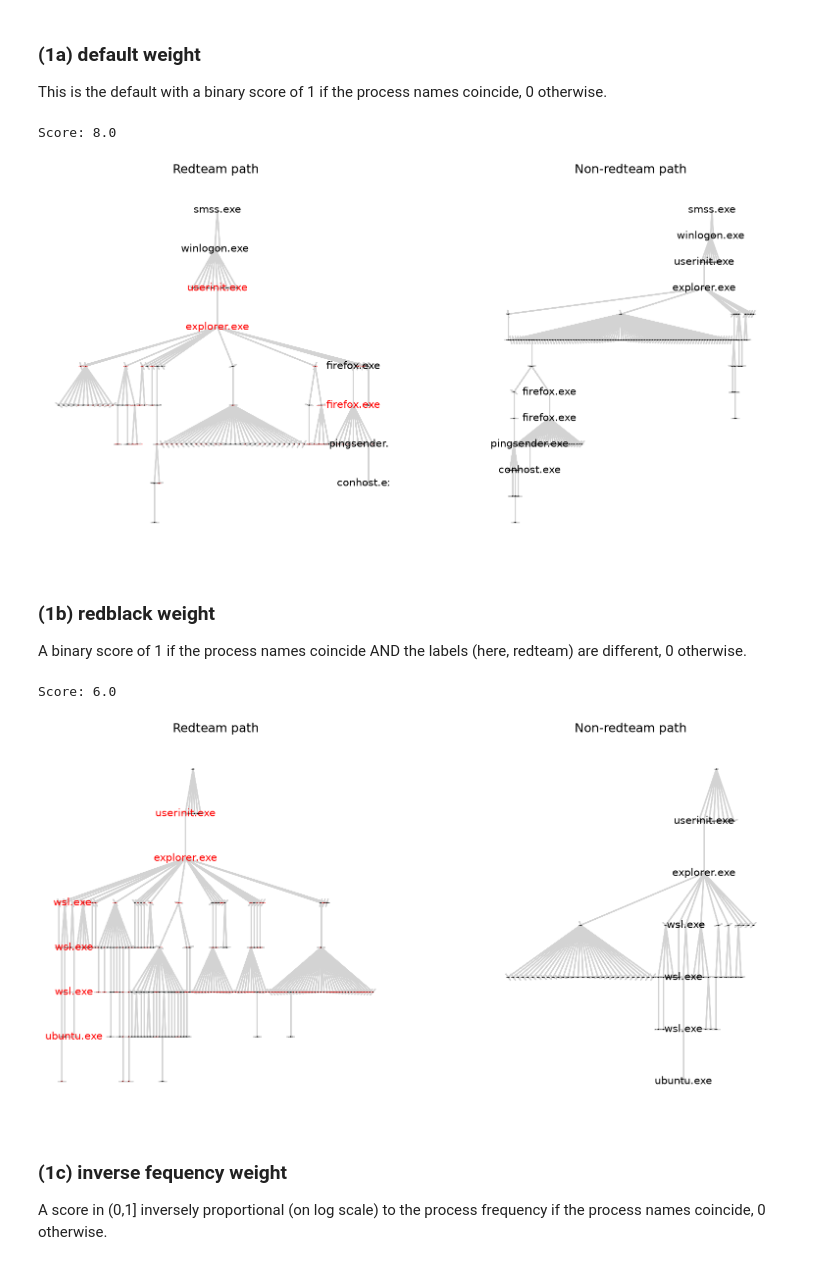
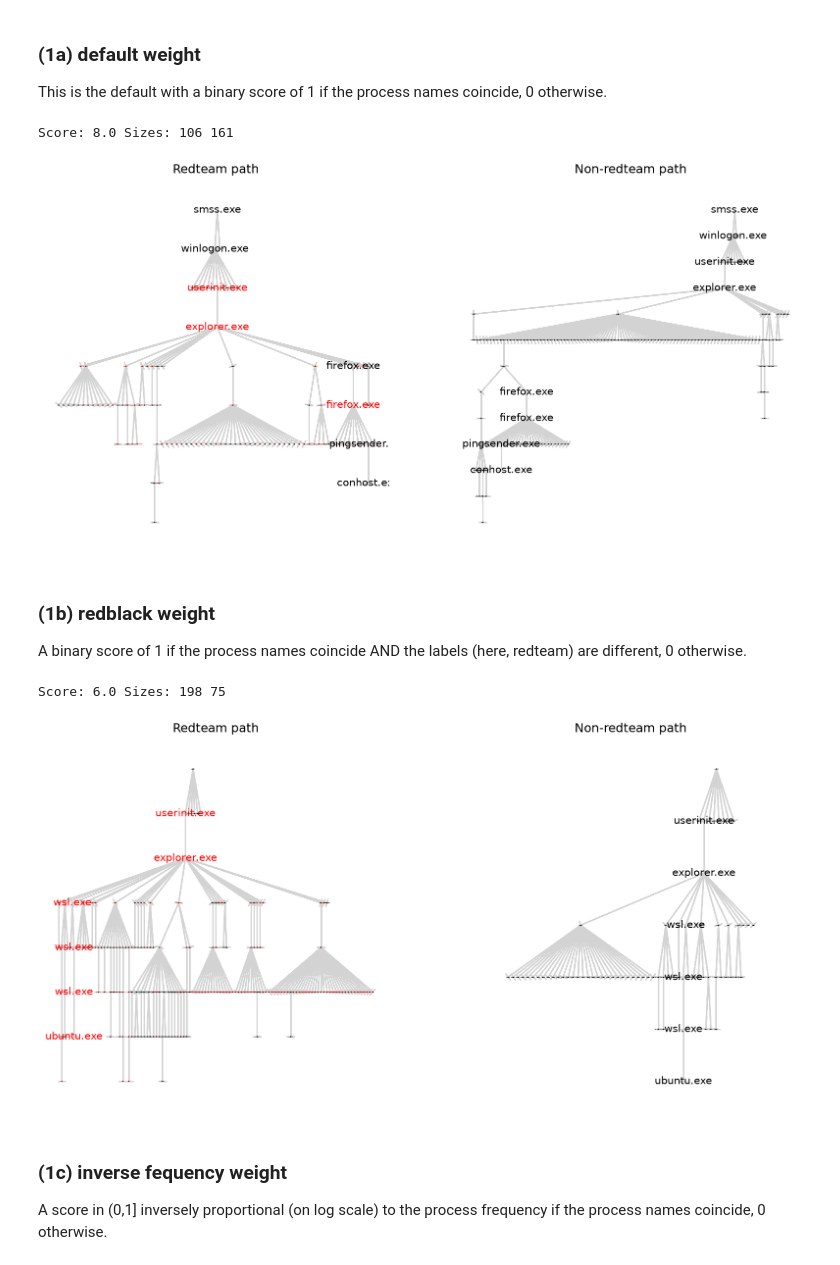
Before and after one commit to ftheberge/Matching_Experiments, a Jupyter notebook: ACME4/ACME4_process_trees_experiments.ipynb, the cells around one changed output. Saved outputs shown, nothing was run; the diff lists cells and outputs as text; code cells hidden in the pictures.

```diff
--- a/ACME4/ACME4_process_trees_experiments.ipynb
+++ b/ACME4/ACME4_process_trees_experiments.ipynb
@@ -75,0 +93,6 @@ Wall time: 15 s
+# %%
+%%time
+## exclude size-2 trees and giant one
+Trees = extract_process_trees(process=process_summary, uid='pid_hash', parent_uid='parent_pid_hash',
+                              min_tree_size=3, max_tree_size=50000,
+                              extra={'process_name':'process','user_name':'user','red_team':'redteam'})
@@ -175,15 +209,16 @@ best_pair = run_redblack_match(TreeData, TreeData_label, weight, dct_label, min_
 # %%
 ## plot best result
 sg_red = acme_get_bfs_subtree(Trees, _trees[best_pair[0]], _roots[best_pair[0]])
 sg_black = acme_get_bfs_subtree(Trees, _trees[best_pair[1]], _roots[best_pair[1]])
 _sg_red = igio.igraph_to_treedata(sg_red, phi_name='uid')
 _sg_black = igio.igraph_to_treedata(sg_black, phi_name='uid')
 match = nwt.align_trees_algorithm1(_sg_red, _sg_black, w=weight)
-plot_path((sg_red,sg_black), match.path_internal, margin=(0,.14))
-print('Score:',match.score)
+plot_path((sg_red,sg_black), match.path_internal, margin=(0,0))
+#plt.savefig('weight_default.png', bbox_inches='tight', pad_inches=0)
+print('Score:',match.score,'Sizes:',sg_red.vcount(),sg_black.vcount())
 # %% [output]
-Score: 8.0
+Score: 8.0 Sizes: 106 161
-[figure, old version]
+[figure, new version]
 # %% [markdown]
 ### (1b) redblack weight
 
@@ -203,9 +238,10 @@ _sg_red = igio.igraph_to_treedata(sg_red, phi_name='uid')
 _sg_black = igio.igraph_to_treedata(sg_black, phi_name='uid')
 match = nwt.align_trees_algorithm1(_sg_red, _sg_black, w=weight)
 plot_path((sg_red,sg_black), match.path_internal, margin=(0,.14))
-print('Score:',match.score)
+#plt.savefig('weight_redblack.png', bbox_inches='tight', pad_inches=0)
+print('Score:',match.score,'Sizes:',sg_red.vcount(),sg_black.vcount())
 # %% [output]
-Score: 6.0
+Score: 6.0 Sizes: 198 75
 [figure]
 # %% [markdown]
 ### (1c) inverse fequency weight
```
Also changed, not shown: parts of 38 cells of this notebook.
